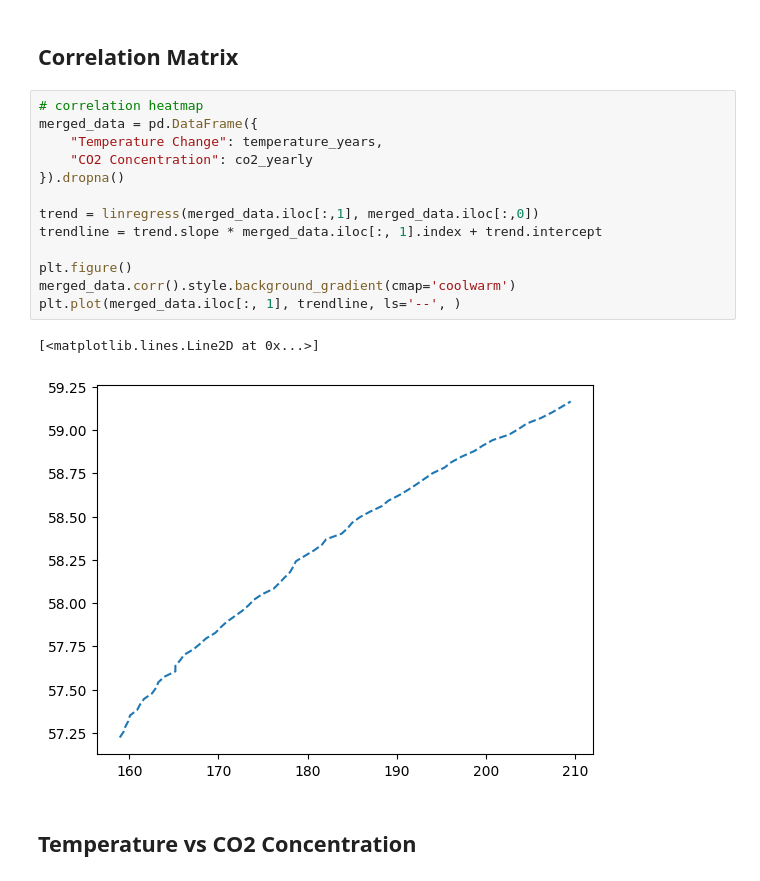
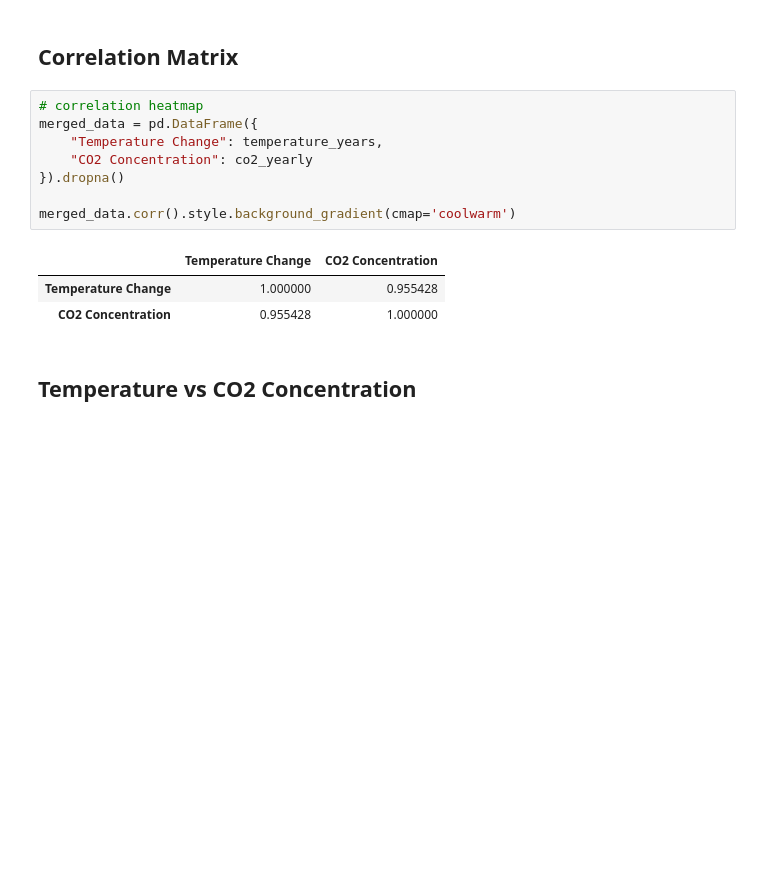
Before and after one commit to PratikParm/Impact-of-co2-emissions, a Jupyter notebook: analysis.ipynb, the cells around one changed output. Saved outputs shown, nothing was run; the diff lists cells and outputs as text; blank space fills up the shorter version.

```diff
--- a/analysis.ipynb
+++ b/analysis.ipynb
@@ -139,19 +105,15 @@ plt.savefig('./plots/comb_plot.png')
 # %%
 # correlation heatmap
 merged_data = pd.DataFrame({
     "Temperature Change": temperature_years,
     "CO2 Concentration": co2_yearly
 }).dropna()
 
-trend = linregress(merged_data.iloc[:,1], merged_data.iloc[:,0])
-trendline = trend.slope * merged_data.iloc[:, 1].index + trend.intercept
-
-plt.figure()
 merged_data.corr().style.background_gradient(cmap='coolwarm')
-plt.plot(merged_data.iloc[:, 1], trendline, ls='--', )
 # %% [output]
-[<matplotlib.lines.Line2D at 0x...>]
-[figure, removed]
+|  | Temperature Change | CO2 Concentration |
+| Temperature Change | 1.000000 | 0.955428 |
+| CO2 Concentration | 0.955428 | 1.000000 |
 # %% [markdown]
 ## Temperature vs CO2 Concentration
 # %%
```
Also changed, not shown: parts of 23 cells of this notebook, 4 other files.
